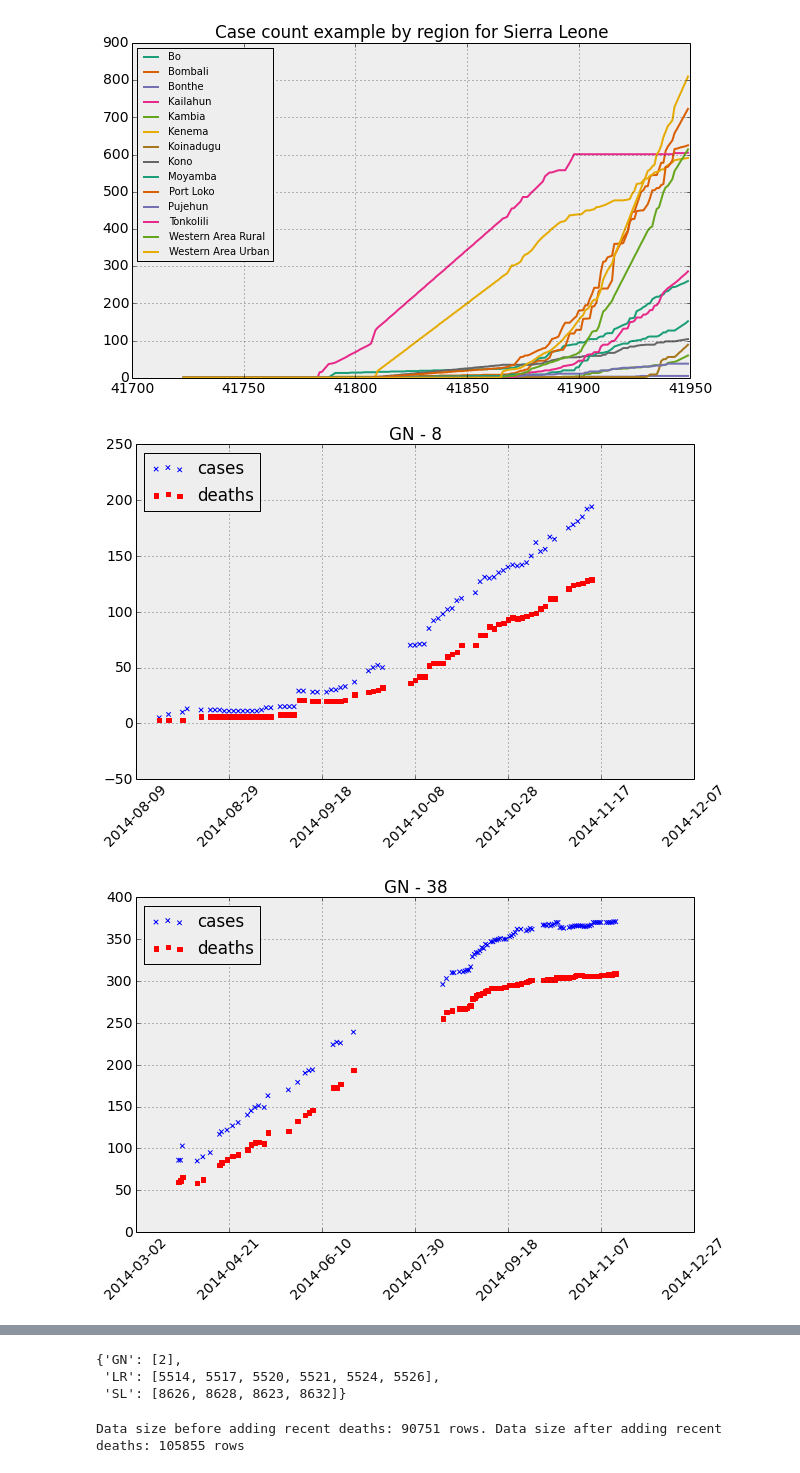
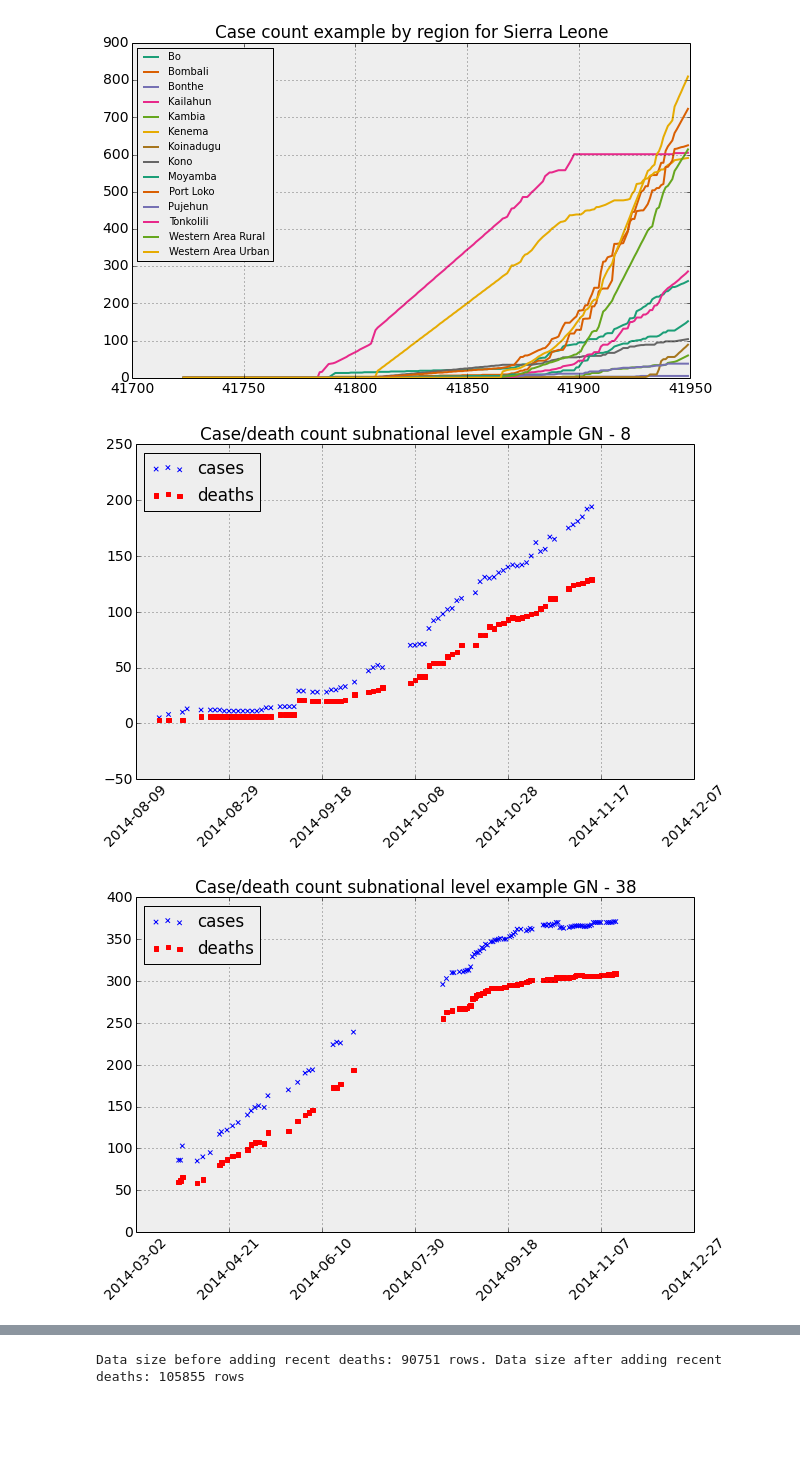
Before and after one commit to gsabran/data-science-project, a Jupyter notebook: code/Timeseries and Documentation.ipynb, the cells around one changed output, grey strips where cells are left out. Drawn from its saved outputs; the diff is of its cells as text; code cells hidden in the pictures; blank space fills up the shorter version.

```diff
--- a/code/Timeseries and Documentation.ipynb
+++ b/code/Timeseries and Documentation.ipynb
@@ -378,14 +383,6 @@ plt.show()
 [figure]
 # %%
 # select regions with good data
-def plot_raw(country_code, sdr_id):
-    cases = time_series[(time_series.country_code == country_code) & (time_series.sdr_id == sdr_id) & (time_series.category == 'Cases')]
-    deaths = time_series[(time_series.country_code == country_code) & (time_series.sdr_id == sdr_id) & (time_series.category == 'Deaths')]
-    plt.scatter(cases.date, cases.value, label='cases', marker='x', color='b')
-    plt.scatter(deaths.date, deaths.value, label='deaths', marker='s', color='r')
-    display_date()
-    plt.legend(loc=2)
-
 selection_from_ts = [ # manually selectd regions where the time series data is sufficient
     ('GN', 8),
     ('GN', 38),
@@ -425,35 +422,34 @@ selection_from_covariates = [ # manually selectd regions where the covariates da
     ('LR', 5516),
     ('LR', 5517),
     ('LR', 5518),
     ('LR', 5519),
     ('LR', 5520),
     ('LR', 5521),
     ('LR', 5522),
     ('LR', 5523),
     ('LR', 5524),
     ('LR', 5525),
     ('LR', 5526),
     ('SL', 8623),
     ('SL', 8624),
     ('SL', 8625),
     ('SL', 8626),
     ('SL', 8627),
     ('SL', 8628),
     ('SL', 8629),
     ('SL', 8630),
     ('SL', 8631),
     ('SL', 8632),
     ('SL', 863)
 ]
 
-for cc, sdr_id in selection_from_ts[0:3]:
+for cc, sdr_id in selection_from_ts[0:2]:
     plot_raw(cc, sdr_id)
-    plt.title(cc+' - ' +str(sdr_id))
+    plt.title('Case/death count subnational level example ' + cc+' - ' +str(sdr_id))
     plt.show()
 
 selection = [e for e in selection_from_ts if e in selection_from_covariates]
 selection_by_country = {cc: [e[1] for e in selection if e[0] == cc] for cc in ['SL', 'GN', 'LR']}
-selection_by_country
 # %% [output]
-[figure, old version]
+[figure, new version]
-[figure, old version]
+[figure, new version]
@@ -461,6 +456,3 @@ selection_by_country
-{'GN': [2],
- 'LR': [5514, 5517, 5520, 5521, 5524, 5526],
- 'SL': [8626, 8628, 8623, 8632]}
 # %%
 # add recent deaths
 def add_recent_deaths(interpolated_data, time_series_dict, time_window=5):
```
Also changed, not shown: parts of 29 cells of this notebook.
